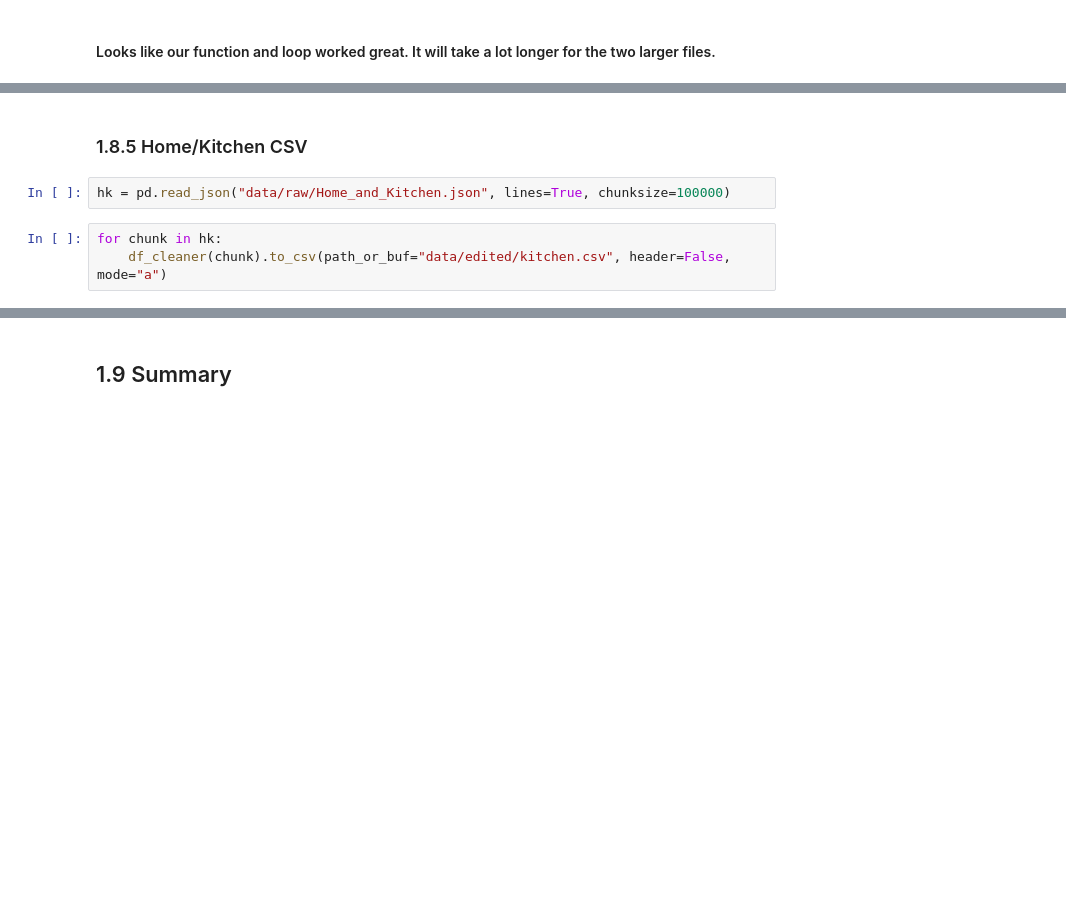
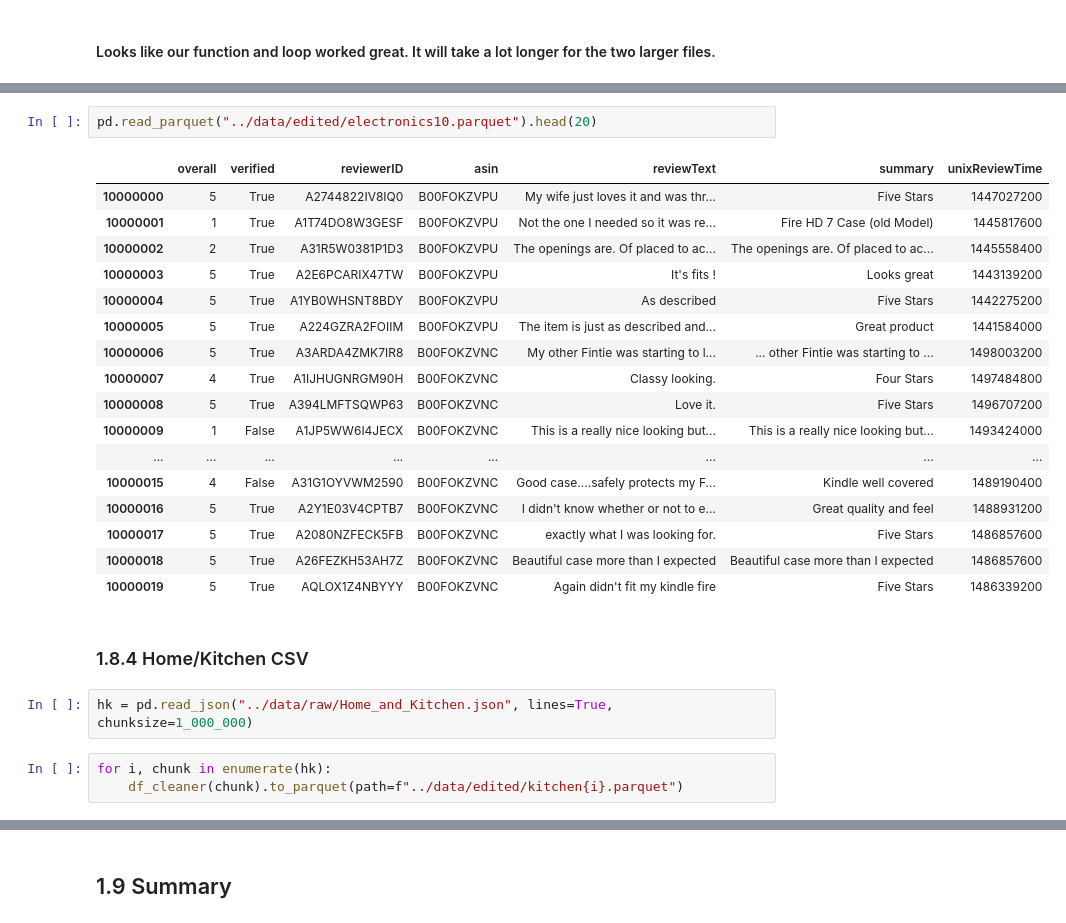
Before and after one commit to josephplpriest/springboard, a Jupyter notebook: capstone_projects/capstone_2/notebooks/1_Data_Wrangling.ipynb, the cells around one changed output, grey strips where cells are left out. Saved outputs shown, nothing was run; the diff lists cells and outputs as text; blank space fills up the shorter version.

```diff
--- a/capstone_projects/capstone_2/notebooks/1_Data_Wrangling.ipynb
+++ b/capstone_projects/capstone_2/notebooks/1_Data_Wrangling.ipynb
@@ -510,7 +502,27 @@ for chunk in elect:
+# %%
+pd.read_parquet("../data/edited/electronics10.parquet").head(20)
+# %% [output]
+|  | overall | verified | reviewerID | asin | reviewText | summary | unixReviewTime |
+| 10000000 | 5 | True | A2744822IV8IQ0 | B00FOKZVPU | My wife just loves it and was thr... | Five Stars | 1447027200 |
+| 10000001 | 1 | True | A1T74DO8W3GESF | B00FOKZVPU | Not the one I needed so it was re... | Fire HD 7 Case (old Model) | 1445817600 |
+| 10000002 | 2 | True | A31R5W0381P1D3 | B00FOKZVPU | The openings are. Of placed to ac... | The openings are. Of placed to ac... | 1445558400 |
+| 10000003 | 5 | True | A2E6PCARIX47TW | B00FOKZVPU | It's fits ! | Looks great | 1443139200 |
+| 10000004 | 5 | True | A1YB0WHSNT8BDY | B00FOKZVPU | As described | Five Stars | 1442275200 |
+| 10000005 | 5 | True | A224GZRA2FOIIM | B00FOKZVPU | The item is just as described and... | Great product | 1441584000 |
+| 10000006 | 5 | True | A3ARDA4ZMK7IR8 | B00FOKZVNC | My other Fintie was starting to l... | ... other Fintie was starting to ... | 1498003200 |
+| 10000007 | 4 | True | A1IJHUGNRGM90H | B00FOKZVNC | Classy looking. | Four Stars | 1497484800 |
+| 10000008 | 5 | True | A394LMFTSQWP63 | B00FOKZVNC | Love it. | Five Stars | 1496707200 |
+| 10000009 | 1 | False | A1JP5WW6I4JECX | B00FOKZVNC | This is a really nice looking but... | This is a really nice looking but... | 1493424000 |
+| ... | ... | ... | ... | ... | ... | ... | ... |
+| 10000015 | 4 | False | A31G1OYVWM2590 | B00FOKZVNC | Good case....safely protects my F... | Kindle well covered | 1489190400 |
+| 10000016 | 5 | True | A2Y1E03V4CPTB7 | B00FOKZVNC | I didn't know whether or not to e... | Great quality and feel | 1488931200 |
+| 10000017 | 5 | True | A2080NZFECK5FB | B00FOKZVNC | exactly what I was looking for. | Five Stars | 1486857600 |
+| 10000018 | 5 | True | A26FEZKH53AH7Z | B00FOKZVNC | Beautiful case more than I expected | Beautiful case more than I expected | 1486857600 |
+| 10000019 | 5 | True | AQLOX1Z4NBYYY | B00FOKZVNC | Again didn't fit my kindle fire | Five Stars | 1486339200 |
 # %% [markdown]
-### 1.8.5 Home/Kitchen CSV <a name="1.8.5"></a>
+### 1.8.4 Home/Kitchen CSV <a name="1.8.4"></a>
 # %%
-hk = pd.read_json("data/raw/Home_and_Kitchen.json", lines=True, chunksize=100000)
+hk = pd.read_json("../data/raw/Home_and_Kitchen.json", lines=True, chunksize=1_000_000)
 # %%
-for chunk in hk:
-    df_cleaner(chunk).to_csv(path_or_buf="data/edited/kitchen.csv", header=False, mode="a")
+for i, chunk in enumerate(hk):
+    df_cleaner(chunk).to_parquet(path=f"../data/edited/kitchen{i}.parquet")
```
Also changed, not shown: parts of 29 cells of this notebook, 1 other file.
